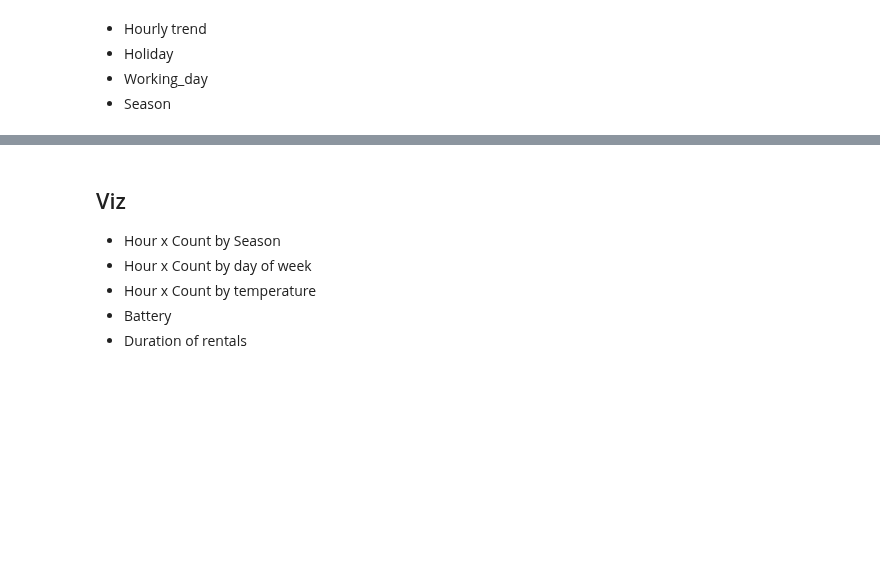
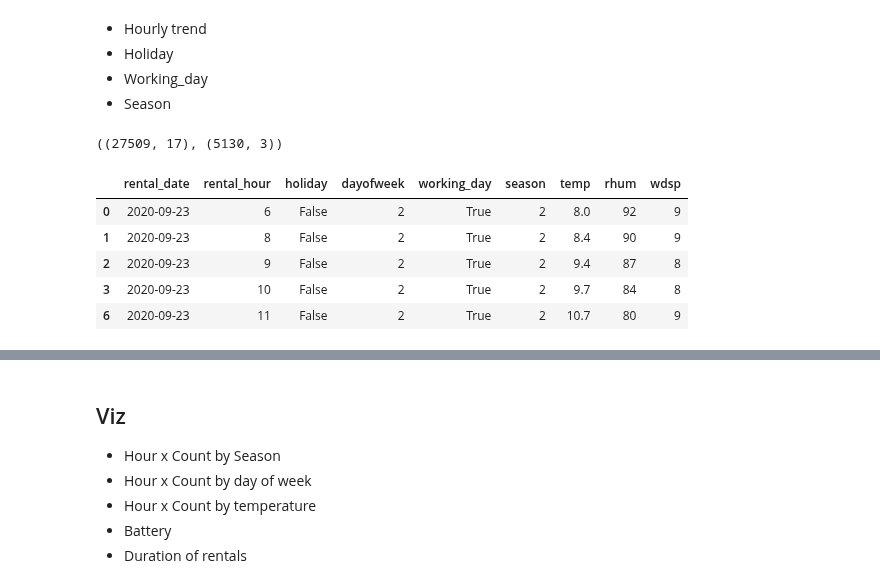
Before and after one commit to pessini/moby-bikes, a Jupyter notebook: notebooks/moby-demand-predicition.ipynb, the cells around one changed output, grey strips where cells are left out. Cells and saved outputs as stored; diff of their text form; code cells hidden in the pictures; blank space fills up the shorter version.

```diff
--- a/notebooks/moby-demand-predicition.ipynb
+++ b/notebooks/moby-demand-predicition.ipynb
@@ -442 +438,14 @@ all_data.head()
+# %%
+hourly_rentals.shape, count_hourly_rentals.shape
+# %% [output]
+((27509, 17), (5130, 3))
+# %%
+hourly_rentals.head()
+# %% [output]
+|  | rental_date | rental_hour | holiday | dayofweek | working_day | season | temp | rhum | wdsp |
+| 0 | 2020-09-23 | 6 | False | 2 | True | 2 | 8.0 | 92 | 9 |
+| 1 | 2020-09-23 | 8 | False | 2 | True | 2 | 8.4 | 90 | 9 |
+| 2 | 2020-09-23 | 9 | False | 2 | True | 2 | 9.4 | 87 | 8 |
+| 3 | 2020-09-23 | 10 | False | 2 | True | 2 | 9.7 | 84 | 8 |
+| 6 | 2020-09-23 | 11 | False | 2 | True | 2 | 10.7 | 80 | 9 |
 # %%
```
Also changed, not shown: parts of 9 cells of this notebook.
